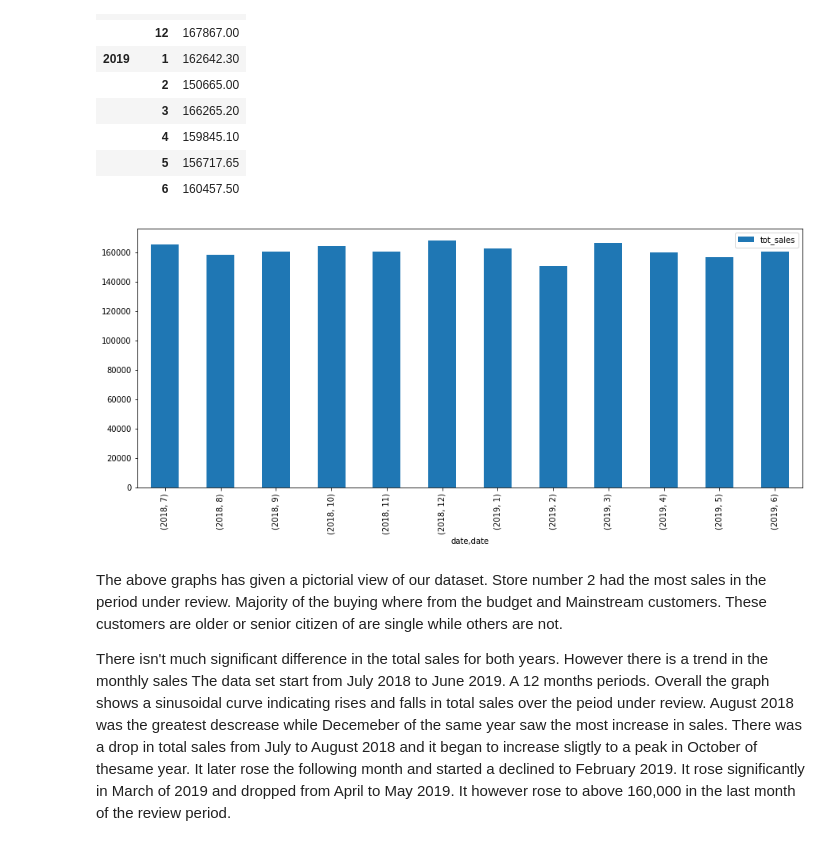
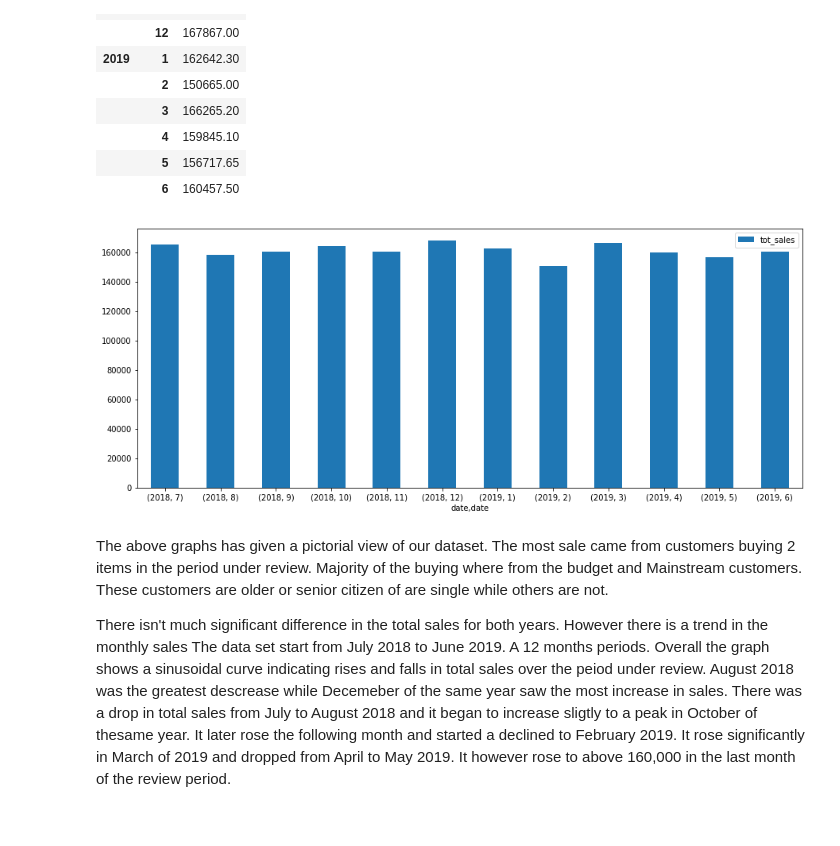
Before and after one commit to Chuks1010/Quantium-Data-Analysis, a Jupyter notebook: Quantium Data Analysis.ipynb, the cells around one changed output. Saved outputs shown, nothing was run; the diff lists cells and outputs as text; code cells hidden in the pictures.

```diff
--- a/Quantium Data Analysis.ipynb
+++ b/Quantium Data Analysis.ipynb
@@ -355,11 +357,11 @@ agg_month_yr
 |  | 5 | 156717.65 |
 |  | 6 | 160457.50 |
 # %%
-agg_month_yr.plot(kind='bar', figsize=(15,6));
+agg_month_yr.plot(kind='bar', rot=0, figsize=(15,6));
 # %% [output]
-[figure, old version]
+[figure, new version]
 # %% [markdown]
-The above graphs has given a pictorial view of our dataset. Store number 2 had the most sales in the period under review. Majority of the buying where from the budget and Mainstream customers. These customers are older or senior citizen of are single while others are not.
+The above graphs has given a pictorial view of our dataset. The most sale came from customers buying 2 items in the period under review. Majority of the buying where from the budget and Mainstream customers. These customers are older or senior citizen of are single while others are not.
 
 There isn't much significant difference in the total sales for both years. However there is a trend in the monthly sales
 The data set start from July 2018 to June 2019. A 12 months periods. Overall the graph shows a sinusoidal curve indicating rises and falls in total sales over the peiod under review. August 2018 was the greatest descrease while Decemeber of the same year saw the most increase in sales. There was a drop in total sales from July to August 2018 and it began to increase sligtly to a peak in October of thesame year. It later rose the following month and started a declined to February 2019. It rose significantly in March of 2019 and dropped from April to May 2019. It however rose to above 160,000 in the last month of the review period.
```
Also changed, not shown: parts of 30 cells of this notebook.
